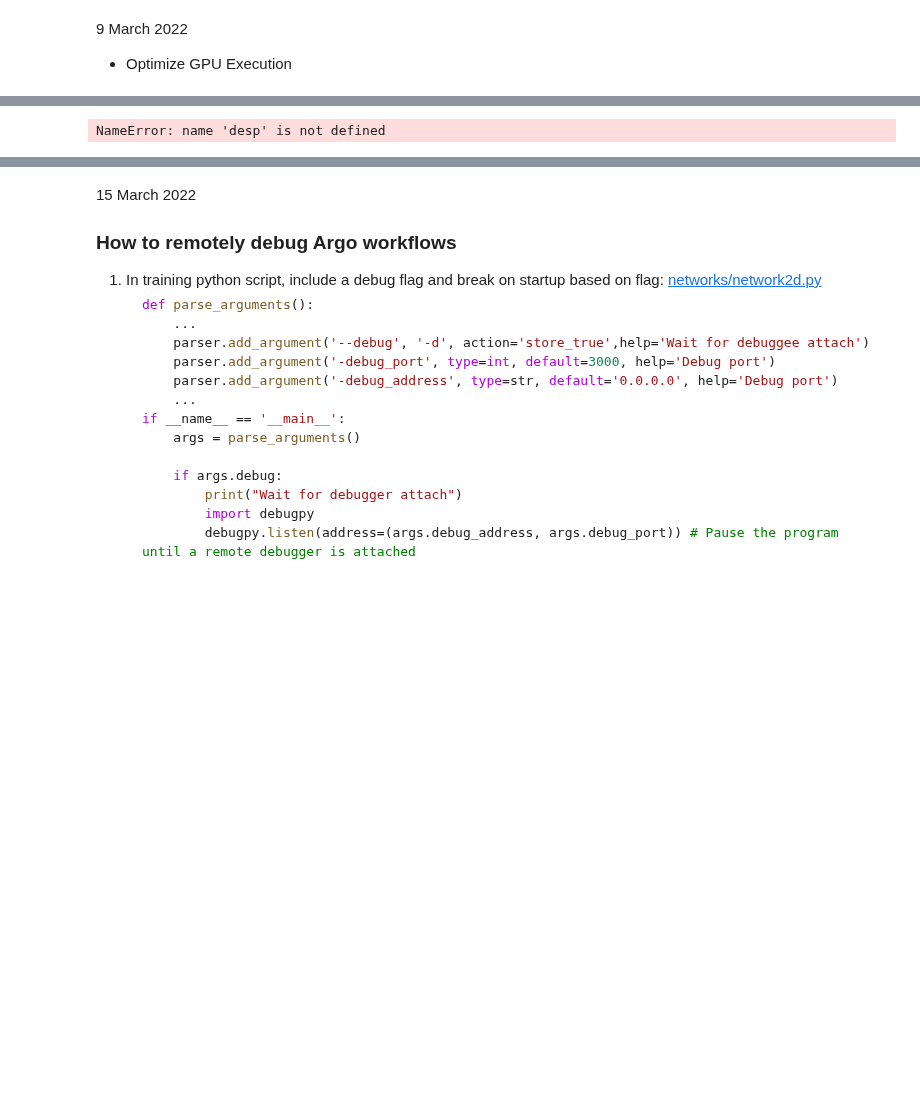
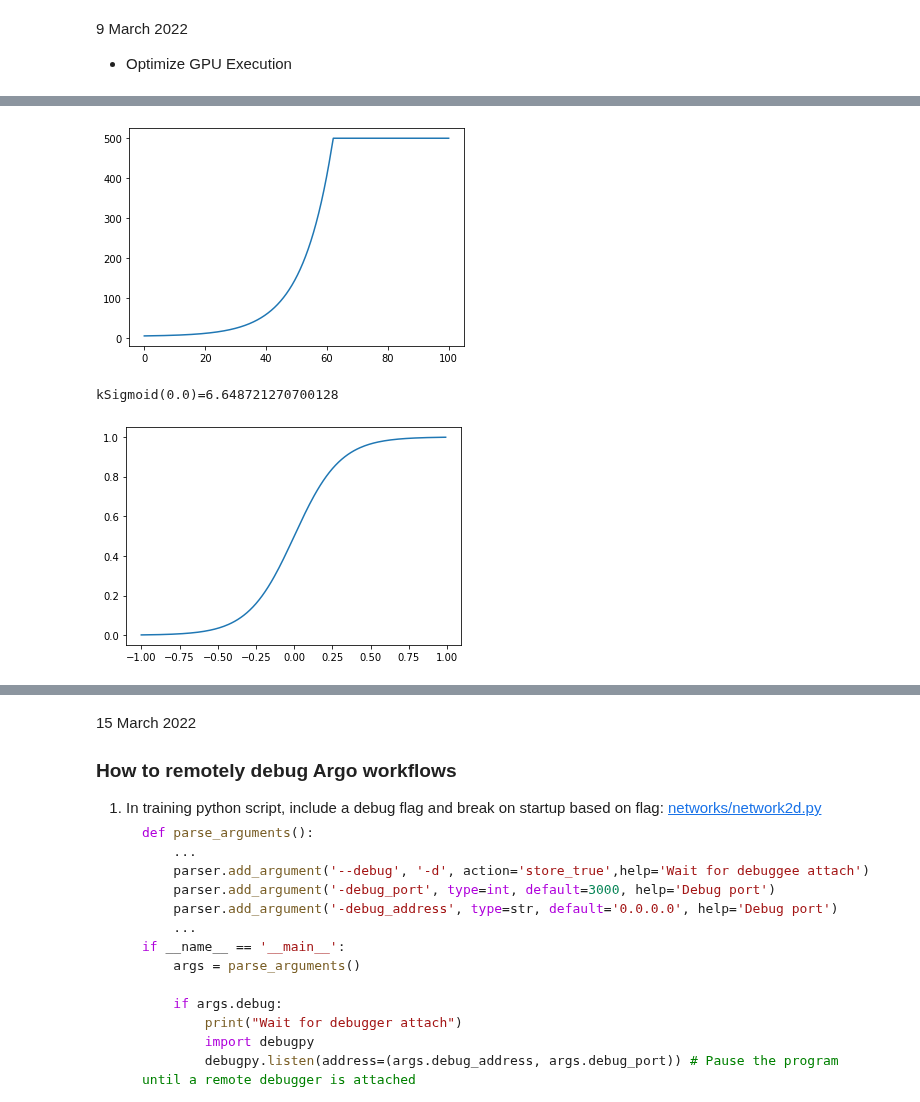
Before and after one commit to bhlarson/mllib, a Jupyter notebook: notebook/notes.ipynb, the cells around one changed output, grey strips where cells are left out. Saved outputs shown, nothing was run; the diff lists cells and outputs as text; code cells hidden in the pictures; blank space fills up the shorter version.

```diff
--- a/notebook/notes.ipynb
+++ b/notebook/notes.ipynb
@@ -3077,23 +3077,25 @@ Sim - FIB cut similarity
 [T56p]: ../img/crisplit_20220309h_t56p_cw.png
 [T55p]: ../img/crisplit_20220309i_t55p_cw.png
 # %%
-def SigmoidScale(err, sigmoid_scale = 5, k_prune_exp=5, exp_scale = 10):
-    kSigmoid = sigmoid_scale+np.exp(k_prune_exp*(1-exp_scale*err))
-    return kSigmoid
-x = np.arange(0.0, 1.0, 0.01)
-k_prune_exp = 5
+def SigmoidScale(step, sigmoid_scale = 5, k_prune_exp=1, exp_scale = 0.1, maxscale=500):
+    kSigmoid = sigmoid_scale+np.exp(exp_scale*step)
+    return np.minimum(kSigmoid, maxscale)
+x = np.arange(0.0, 100.0, 0.01)
+k_prune_exp = 1
 sigmoid_scale = 5
-plt.plot(x, SigmoidScale(x, desp, k_prune_exp))
+plt.plot(x, SigmoidScale(x, sigmoid_scale, k_prune_exp))
 plt.show()
 
 x = np.arange(-1.0, 1.0, 0.01)
-err = 0.0
-kSigmoid = SigmoidScale(err, desp, k_prune_exp)
+step = 5
+kSigmoid = SigmoidScale(step, sigmoid_scale, k_prune_exp)
 print('kSigmoid({})={}'.format(err, kSigmoid))
 plt.plot(x, sigmoid(x, k=kSigmoid))
 plt.show()
 # %% [output]
+[figure, added]
-NameError: name 'desp' is not defined
+kSigmoid(0.0)=6.648721270700128
+[figure, added]
 # %% [markdown]
 - Results of differential annealing targeting 60% sparsity
 - cross_entropy_loss: 0.014552061446011066
```
Also changed, not shown: parts of 3 cells of this notebook, 5 other files.
